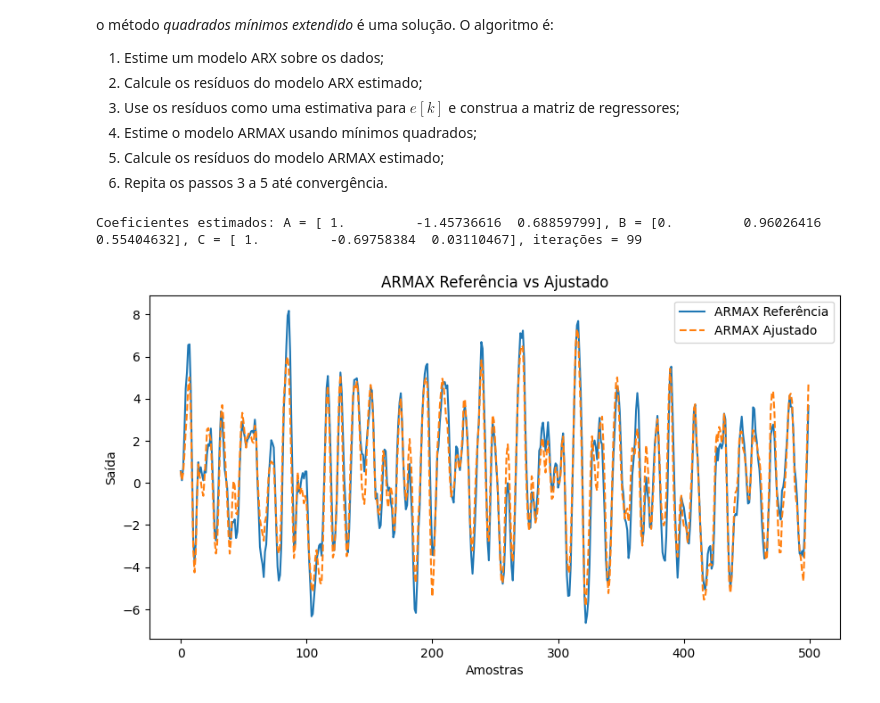
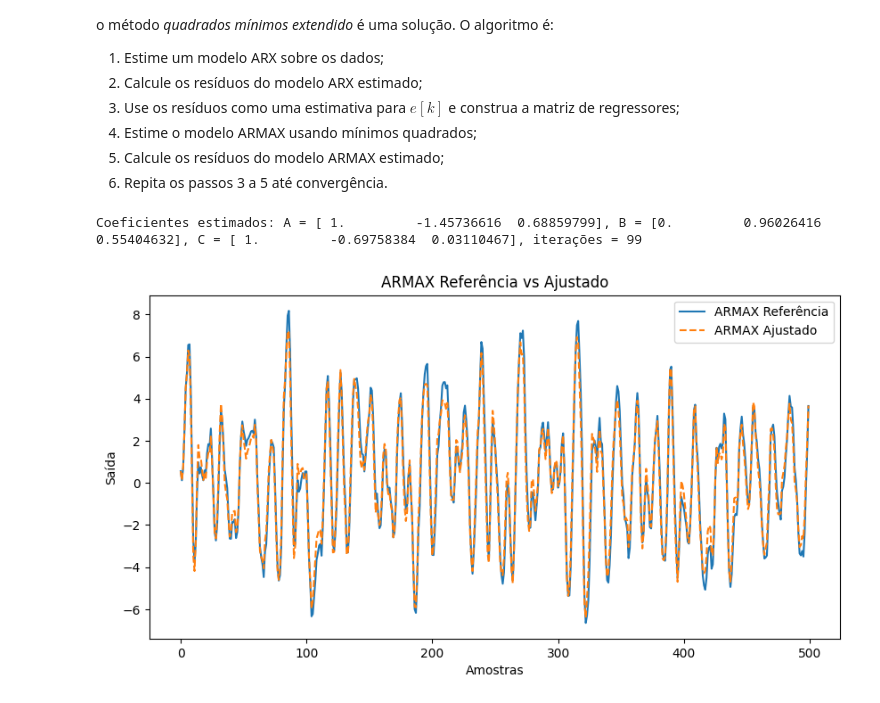
Before and after one commit to eduardo-ufmg/identificacao_de_sistemas_e_estimacao_de_parametros, a Jupyter notebook: 3_mq/minimos_quadrados.ipynb, the cells around one changed output. Saved outputs shown, nothing was run; the diff lists cells and outputs as text; code cells hidden in the pictures.

```diff
--- a/3_mq/minimos_quadrados.ipynb
+++ b/3_mq/minimos_quadrados.ipynb
@@ -50,15 +52,15 @@ x_N^2 & x_N & 1
 \end{bmatrix}
 # %%
 # Construct the design matrix for quadratic fitting
-A = np.vstack([x**2, x, np.ones(len(x))]).T
+F_0 = np.vstack([x**2, x, np.ones(len(x))]).T
 
 # Perform least squares fitting to find coefficients
-theta, _, _, _ = np.linalg.lstsq(A, y_measured)
+theta, _, _, _ = np.linalg.lstsq(F_0, y_measured)
 
 # Display the fitted coefficients
-print('Coeficientes estimados:')
+print("Coeficientes estimados:")
 for i in range(len(theta)):
-    print(f'θ_{i} = {theta[i]:.2f}')
+    print(f"θ_{i} = {theta[i]:.2f}")
 # %% [output]
 Coeficientes estimados:
 θ_0 = 1.52
@@ -98,11 +101,11 @@ y = f(x)
 noise_amp = 0.1 * np.max(np.abs(y))
 noise = np.random.uniform(-noise_amp, noise_amp, size=y.shape)
 y_measured = y + noise
-A = np.vstack([x**2, x, np.ones(len(x))]).T
-theta, _, _, _ = np.linalg.lstsq(A, y_measured)
-print('Coeficientes estimados para N=1000:')
+F_0 = np.vstack([x**2, x, np.ones(len(x))]).T
+theta, _, _, _ = np.linalg.lstsq(F_0, y_measured)
+print("Coeficientes estimados para N=1000:")
 for i in range(len(theta)):
-    print(f'θ_{i} = {theta[i]:.2f}')
+    print(f"θ_{i} = {theta[i]:.2f}")
 # %% [output]
 Coeficientes estimados para N=1000:
 θ_0 = 1.51
@@ -454,7 +491,9 @@ c_2
 5. Calcule os resíduos do modelo ARMAX estimado;
 6. Repita os passos 3 a 5 até convergência.
 # %%
-def _simulate_one_step_pred(y: np.ndarray, u: np.ndarray, A: np.ndarray, B: np.ndarray, C: np.ndarray):
+def _simulate_one_step_pred(
+    y: np.ndarray, u: np.ndarray, A: np.ndarray, B: np.ndarray, C: np.ndarray
+):
     """
     Compute one-step-ahead predictions yhat and innovations ehat for given A,B,C.
     Conventions:
@@ -488,8 +527,16 @@ def _simulate_one_step_pred(y: np.ndarray, u: np.ndarray, A: np.ndarray, B: np.n
         ehat[k] = y[k] - yhat[k]
     return yhat, ehat
 
-def fit_armax(y: np.ndarray, u: np.ndarray, na: int, nb: int, nc: int,
-              tol: float | None = None, max_iter: int | None = None) -> tuple[np.ndarray, np.ndarray, np.ndarray, int]:
+
+def fit_armax(
+    y: np.ndarray,
+    u: np.ndarray,
+    na: int,
+    nb: int,
+    nc: int,
+    tol: float | None = None,
+    max_iter: int | None = None,
+) -> tuple[np.ndarray, np.ndarray, np.ndarray, int]:
     """
     Estimate ARMAX parameters using Extended Least Squares (Iterative GLS / IGLS).
     Returns (A, B, C) where A = [1, a1, ..., a_na], B = [0, b1, ..., b_nb], C = [1, c1, ..., c_nc].
@@ -544,9 +591,13 @@ def fit_armax(y: np.ndarray, u: np.ndarray, na: int, nb: int, nc: int,
     start = max(na, nb, nc)
     M = N - start
     if M <= 0:
-        raise ValueError("Not enough data points for the chosen model orders. Increase N or reduce orders.")
+        raise ValueError(
+            "Not enough data points for the chosen model orders. Increase N or reduce orders."
+        )
 
-    theta_prev = np.concatenate((A[1:], B[1:], C[1:]))  # current parameters vector without the leading 1/0
+    theta_prev = np.concatenate(
+        (A[1:], B[1:], C[1:])
+    )  # current parameters vector without the leading 1/0
 
     if tol is None:
         tol = float(0.01 * np.max(np.abs(theta_prev)))
@@ -567,12 +618,12 @@ def fit_armax(y: np.ndarray, u: np.ndarray, na: int, nb: int, nc: int,
                 phi[r, na + nb + l - 1] = ehat[k - l]
 
         y_reg = y[start:]
-        theta, *_ = np.linalg.lstsq(phi, y_reg, rcond=None)
+        theta, *_ = np.linalg.lstsq(phi, y_reg)
 
         # Unpack into A,B,C (with leading 1/0)
         A_new = np.concatenate(([1.0], theta[:na]))
-        B_new = np.concatenate(([0.0], theta[na:na + nb]))
-        C_new = np.concatenate(([1.0], theta[na + nb:na + nb + nc]))
+        B_new = np.concatenate(([0.0], theta[na : na + nb]))
+        C_new = np.concatenate(([1.0], theta[na + nb : na + nb + nc]))
 
         # Compute new one-step-ahead residuals using updated parameters
         _, ehat_new = _simulate_one_step_pred(y, u, A_new, B_new, C_new)
@@ -580,41 +631,55 @@ def fit_armax(y: np.ndarray, u: np.ndarray, na: int, nb: int, nc: int,
         theta_curr = np.concatenate((A_new[1:], B_new[1:], C_new[1:]))
         diff = np.linalg.norm(theta_curr - theta_prev)
         # update for next iteration
         A, B, C = A_new, B_new, C_new
         ehat = ehat_new
         theta_prev = theta_curr
 
         if diff < tol:
             break
 
     return A, B, C, it
 
+
 # Fit ARMAX by ELS
 A, B, C, it = fit_armax(y_armax, u, na=2, nb=2, nc=2)
 
-print(f'Coeficientes estimados: A = {A}, B = {B}, C = {C}, iterações = {it}')
+print(f"Coeficientes estimados: A = {A}, B = {B}, C = {C}, iterações = {it}")
+
 
 def armax_fitted(y, u, e, k, A, B, C):
     if k < 2:
-        return e[k]  # Not enough data for y[k-1], y[k-2], u[k-1], u[k-2], e[k-1], e[k-2]
-    return -A[1] * y[k-1] - A[2] * y[k-2] + B[0] * u[k] + B[1] * u[k-1] + B[2] * u[k-2] + B[0] * e[k] + C[1] * e[k-1] + C[2] * e[k-2]
+        return e[
+            k
+        ]  # Not enough data for y[k-1], y[k-2], u[k-1], u[k-2], e[k-1], e[k-2]
+    return (
+        -A[1] * y[k - 1]
+        - A[2] * y[k - 2]
+        + B[0] * u[k]
+        + B[1] * u[k - 1]
+        + B[2] * u[k - 2]
+        + C[0] * e[k]
+        + C[1] * e[k - 1]
+        + C[2] * e[k - 2]
+    )
+
 
 y_arx_fit, y_arx_ref = np.zeros(N_val), np.zeros(N_val)
 
 for k in range(N_val):
     y_arx_fit[k] = armax_fitted(y_arx_fit, u, nu, k, A, B, C)
     y_arx_ref[k] = armax(y_arx_ref, u, nu, k)
 
 plt.figure(figsize=(10, 5))
-plt.plot(y_arx_ref, label='ARMAX Referência')
-plt.plot(y_arx_fit, label='ARMAX Ajustado', linestyle='--')
-plt.title('ARMAX Referência vs Ajustado')
-plt.xlabel('Amostras')
-plt.ylabel('Saída')
+plt.plot(y_arx_ref, label="ARMAX Referência")
+plt.plot(y_arx_fit, label="ARMAX Ajustado", linestyle="--")
+plt.title("ARMAX Referência vs Ajustado")
+plt.xlabel("Amostras")
+plt.ylabel("Saída")
 plt.legend()
 plt.show()
 # %% [output]
 Coeficientes estimados: A = [ 1.         -1.45736616  0.68859799], B = [0.         0.96026416 0.55404632], C = [ 1.         -0.69758384  0.03110467], iterações = 99
-[figure, old version]
+[figure, new version]
 # %% [markdown]
 # Estimação de OE
```
Also changed, not shown: parts of 11 cells of this notebook, 2 other files.
